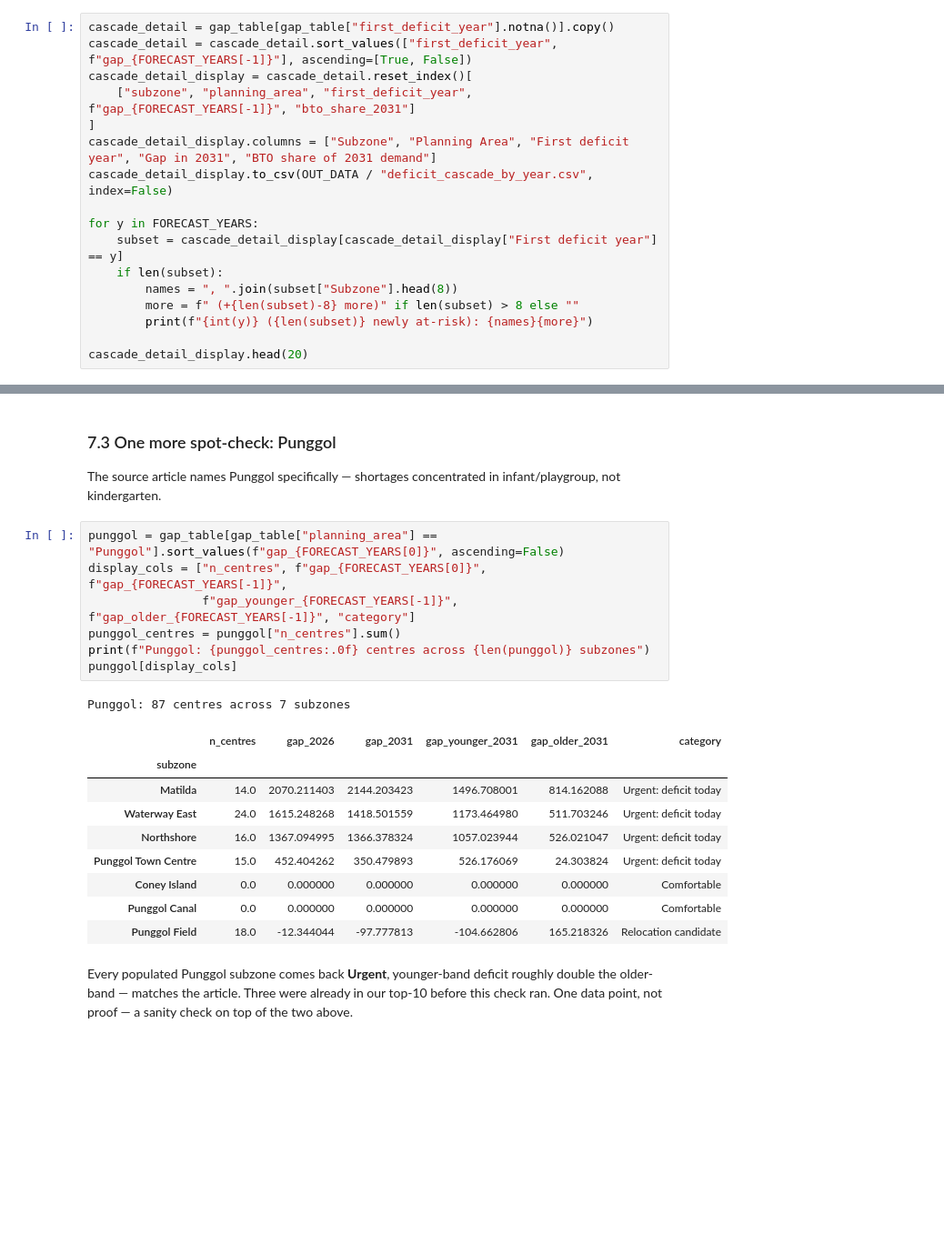
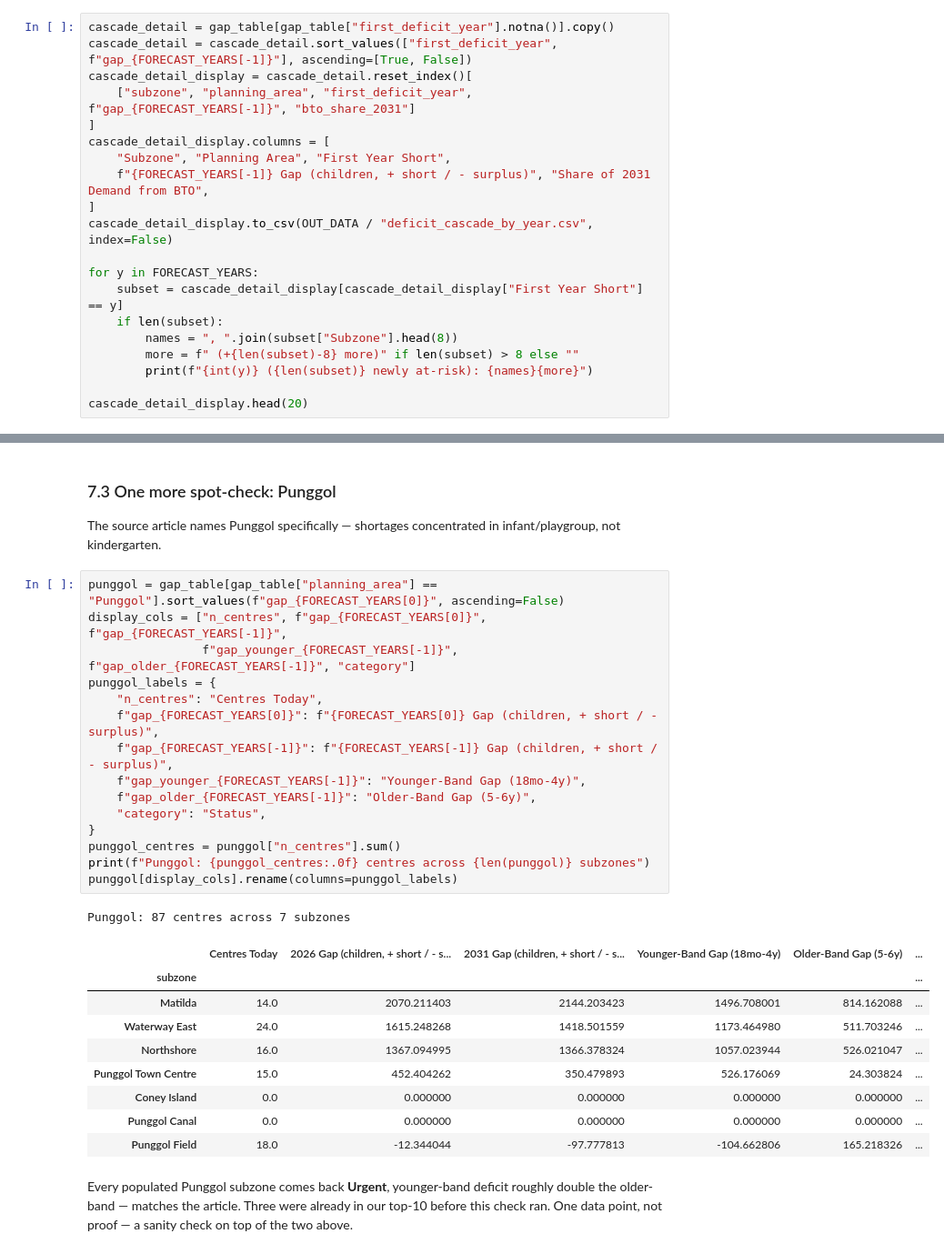
Before and after one commit to ngzongyi/govtech_geospatial, a Jupyter notebook: section-2-case-study/codes/childcare_analysis.ipynb, the cells around one changed output, grey strips where cells are left out. Shown at 91% size. Saved outputs shown, nothing was run; the diff lists cells and outputs as text; blank space fills up the shorter version.

```diff
--- a/section-2-case-study/codes/childcare_analysis.ipynb
+++ b/section-2-case-study/codes/childcare_analysis.ipynb
@@ -1331,11 +1353,14 @@ cascade_detail = cascade_detail.sort_values(["first_deficit_year", f"gap_{FORECA
 cascade_detail_display = cascade_detail.reset_index()[
     ["subzone", "planning_area", "first_deficit_year", f"gap_{FORECAST_YEARS[-1]}", "bto_share_2031"]
 ]
-cascade_detail_display.columns = ["Subzone", "Planning Area", "First deficit year", "Gap in 2031", "BTO share of 2031 demand"]
+cascade_detail_display.columns = [
+    "Subzone", "Planning Area", "First Year Short",
+    f"{FORECAST_YEARS[-1]} Gap (children, + short / - surplus)", "Share of 2031 Demand from BTO",
+]
 cascade_detail_display.to_csv(OUT_DATA / "deficit_cascade_by_year.csv", index=False)
 
 for y in FORECAST_YEARS:
-    subset = cascade_detail_display[cascade_detail_display["First deficit year"] == y]
+    subset = cascade_detail_display[cascade_detail_display["First Year Short"] == y]
     if len(subset):
         names = ", ".join(subset["Subzone"].head(8))
         more = f" (+{len(subset)-8} more)" if len(subset) > 8 else ""
@@ -1669,21 +1702,29 @@ The source article names Punggol specifically — shortages concentrated in infa
 # %%
 punggol = gap_table[gap_table["planning_area"] == "Punggol"].sort_values(f"gap_{FORECAST_YEARS[0]}", ascending=False)
 display_cols = ["n_centres", f"gap_{FORECAST_YEARS[0]}", f"gap_{FORECAST_YEARS[-1]}",
                 f"gap_younger_{FORECAST_YEARS[-1]}", f"gap_older_{FORECAST_YEARS[-1]}", "category"]
+punggol_labels = {
+    "n_centres": "Centres Today",
+    f"gap_{FORECAST_YEARS[0]}": f"{FORECAST_YEARS[0]} Gap (children, + short / - surplus)",
+    f"gap_{FORECAST_YEARS[-1]}": f"{FORECAST_YEARS[-1]} Gap (children, + short / - surplus)",
+    f"gap_younger_{FORECAST_YEARS[-1]}": "Younger-Band Gap (18mo-4y)",
+    f"gap_older_{FORECAST_YEARS[-1]}": "Older-Band Gap (5-6y)",
+    "category": "Status",
+}
 punggol_centres = punggol["n_centres"].sum()
 print(f"Punggol: {punggol_centres:.0f} centres across {len(punggol)} subzones")
-punggol[display_cols]
+punggol[display_cols].rename(columns=punggol_labels)
 # %% [output]
 Punggol: 87 centres across 7 subzones
-|  | n_centres | gap_2026 | gap_2031 | gap_younger_2031 | gap_older_2031 | category |
-| subzone |  |  |  |  |  |  |
-| Matilda | 14.0 | 2070.211403 | 2144.203423 | 1496.708001 | 814.162088 | Urgent: deficit today |
-| Waterway East | 24.0 | 1615.248268 | 1418.501559 | 1173.464980 | 511.703246 | Urgent: deficit today |
-| Northshore | 16.0 | 1367.094995 | 1366.378324 | 1057.023944 | 526.021047 | Urgent: deficit today |
-| Punggol Town Centre | 15.0 | 452.404262 | 350.479893 | 526.176069 | 24.303824 | Urgent: deficit today |
-| Coney Island | 0.0 | 0.000000 | 0.000000 | 0.000000 | 0.000000 | Comfortable |
-| Punggol Canal | 0.0 | 0.000000 | 0.000000 | 0.000000 | 0.000000 | Comfortable |
-| Punggol Field | 18.0 | -12.344044 | -97.777813 | -104.662806 | 165.218326 | Relocation candidate |
+|  | Centres Today | 2026 Gap (children, + short / - s... | 2031 Gap (children, + short / - s... | Younger-Band Gap (18mo-4y) | Older-Band Gap (5-6y) | ... |
+| subzone |  |  |  |  |  | ... |
+| Matilda | 14.0 | 2070.211403 | 2144.203423 | 1496.708001 | 814.162088 | ... |
+| Waterway East | 24.0 | 1615.248268 | 1418.501559 | 1173.464980 | 511.703246 | ... |
+| Northshore | 16.0 | 1367.094995 | 1366.378324 | 1057.023944 | 526.021047 | ... |
+| Punggol Town Centre | 15.0 | 452.404262 | 350.479893 | 526.176069 | 24.303824 | ... |
+| Coney Island | 0.0 | 0.000000 | 0.000000 | 0.000000 | 0.000000 | ... |
+| Punggol Canal | 0.0 | 0.000000 | 0.000000 | 0.000000 | 0.000000 | ... |
+| Punggol Field | 18.0 | -12.344044 | -97.777813 | -104.662806 | 165.218326 | ... |
 # %% [markdown]
 Every populated Punggol subzone comes back **Urgent**, younger-band deficit roughly double the older-band — matches the article. Three were already in our top-10 before this check ran. One data point, not proof — a sanity check on top of the two above.
 # %% [markdown]
```
Also changed, not shown: parts of 6 cells of this notebook, 3 other files.
